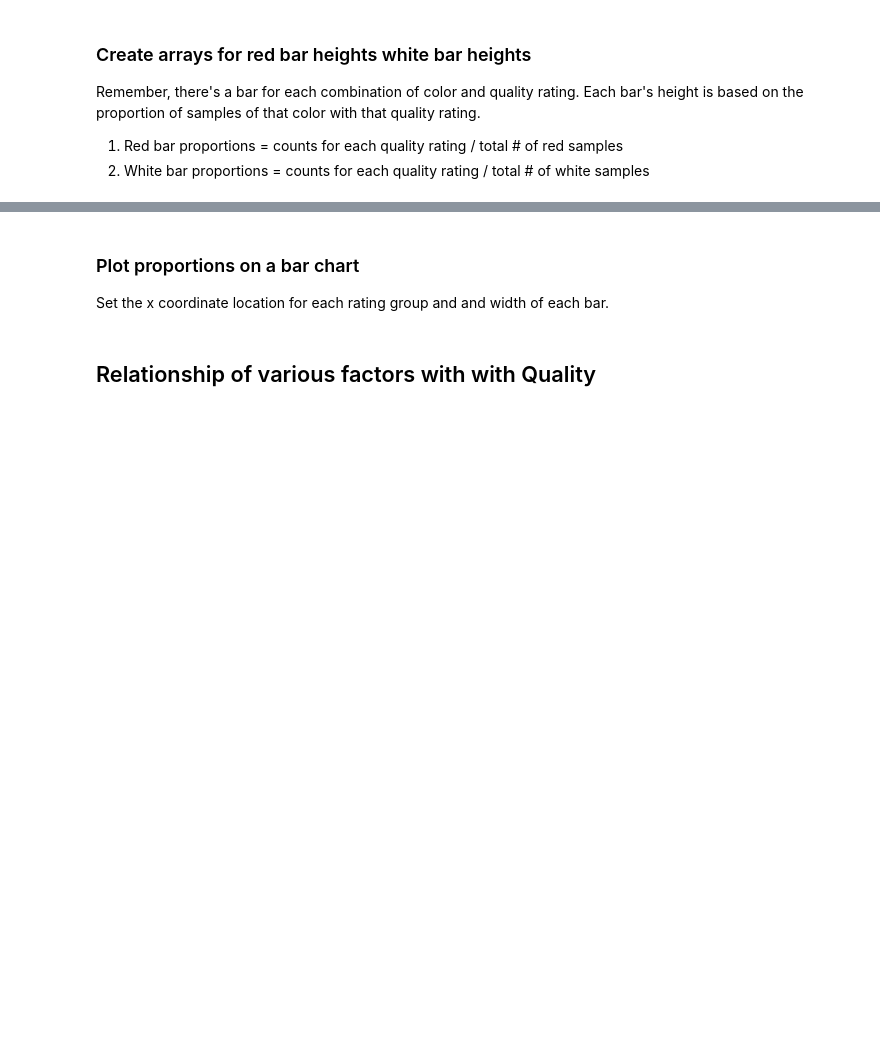
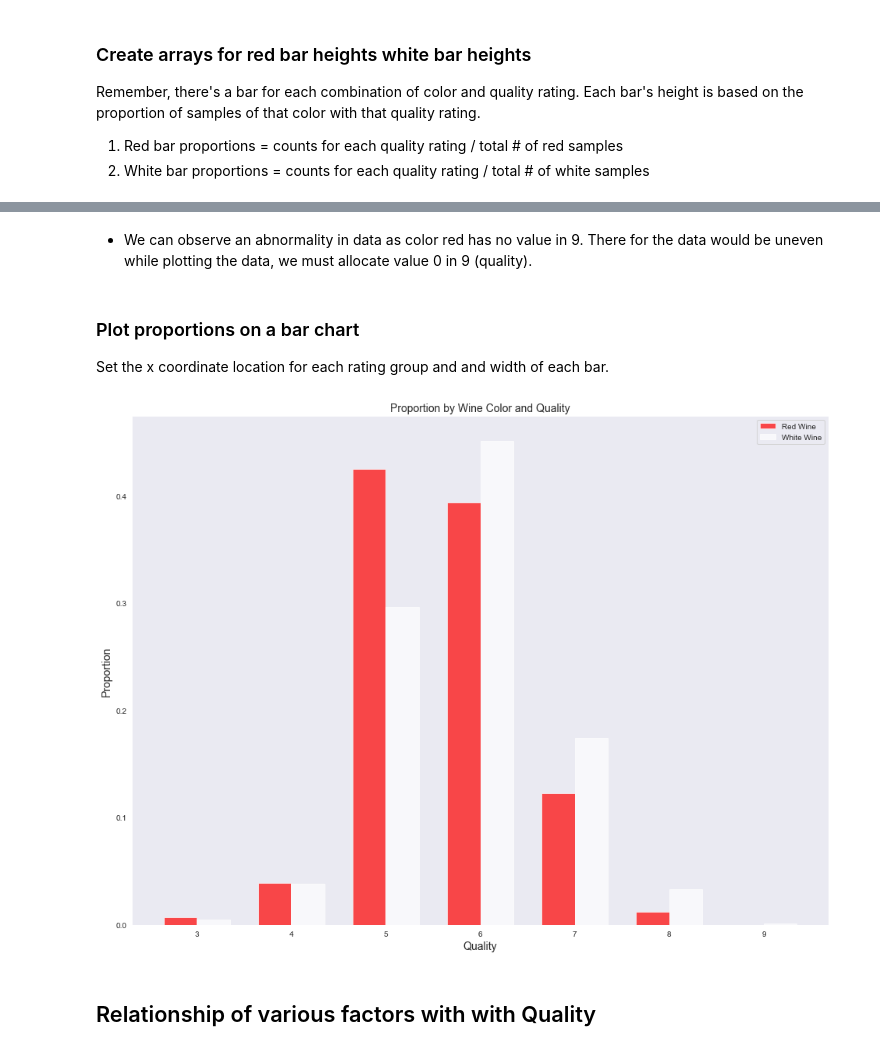
Before and after one commit to 0xNILADRI/wine_quality, a Jupyter notebook: 3.Data_Visualization.ipynb, the cells around one changed output, grey strips where cells are left out. Cells and saved outputs as stored; diff of their text form; code cells hidden in the pictures; blank space fills up the shorter version.

```diff
--- a/3.Data_Visualization.ipynb
+++ b/3.Data_Visualization.ipynb
@@ -65,0 +91,2 @@ white_proportion = color_counts['white'] / color_totals['white']
+# %% [markdown]
+* We can observe an abnormality in data as color red has no value in 9. There for the data would be uneven while plotting the data, we must allocate value 0 in 9 (quality).
@@ -71,16 +101,19 @@ ind = np.arange(len(red_proportion))  # the x locations for the groups
 width = 0.35       # the width of the bars
 # %%
 # plot bars
-red_bars = plt.bar(ind, red_proportion, width, color='r', alpha=.7, label='Red Wine')
-white_bars = plt.bar(ind + width, white_proportion, width, color='w', alpha=.7, label='White Wine')
+f, ax = plt.subplots(figsize=(16,12))
+red_bars = plt.bar(ind, red_proportion, width, color='r', alpha=.7, label='Red Wine');
+white_bars = plt.bar(ind + width, white_proportion, width, color='w', alpha=.7, label='White Wine');
 
 # title and labels
-plt.ylabel('Proportion')
-plt.xlabel('Quality')
-plt.title('Proportion by Wine Color and Quality')
+plt.ylabel('Proportion', fontsize = 14)
+plt.xlabel('Quality', fontsize = 14)
+plt.title('Proportion by Wine Color and Quality', fontsize = 14)
 locations = ind + width / 2  # xtick locations
 labels = ['3', '4', '5', '6', '7', '8', '9']  # xtick labels
 plt.xticks(locations, labels)
 
 # legend
-plt.legend()
+plt.legend();
+# %% [output]
+[figure, added]
```
Also changed, not shown: parts of 4 cells of this notebook.
